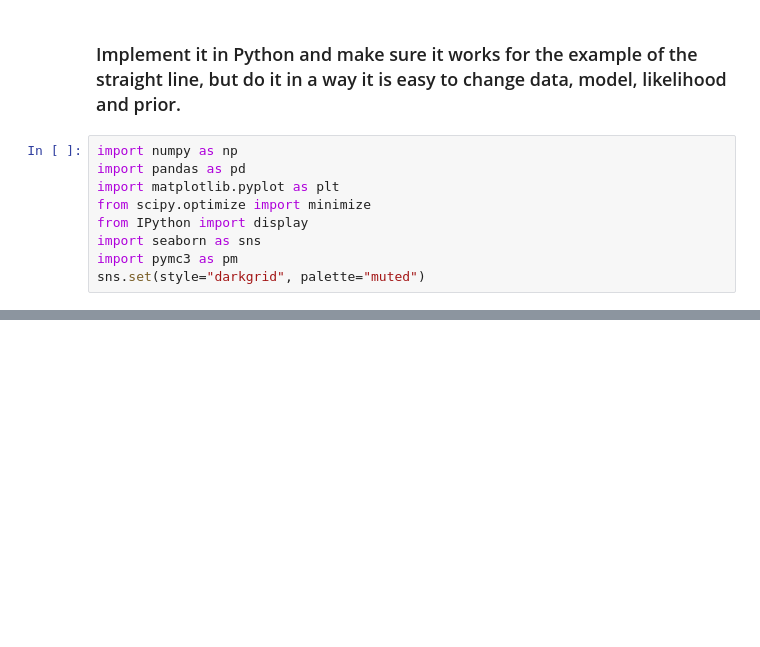
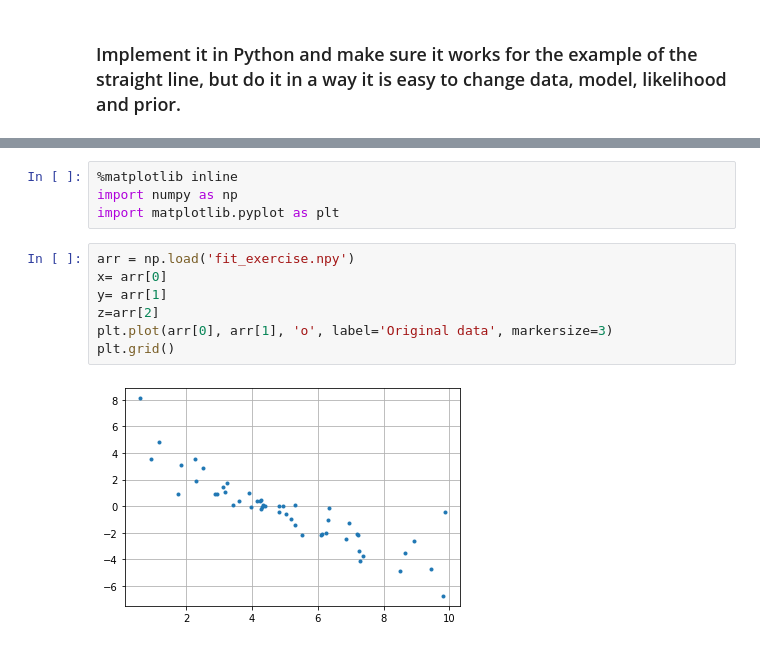
Before and after one commit to DCIDA2019/dcida2020ii-ValdiviaGCR, a Jupyter notebook: Oct16/Homework.ipynb, the cells around one changed output, grey strips where cells are left out. Drawn from its saved outputs; the diff is of its cells as text; blank space fills up the shorter version.

```diff
--- a/Oct16/Homework.ipynb
+++ b/Oct16/Homework.ipynb
@@ -40,12 +40,3 @@ donde:
 # 3.-MCMC Metropolis Algorithm:
 # %% [markdown]
 ### Implement it in Python and make sure it works for the example of the straight line, but do it in a way it is easy to change data, model, likelihood and prior.
-# %%
-import numpy as np
-import pandas as pd
-import matplotlib.pyplot as plt
-from scipy.optimize import minimize
-from IPython import display
-import seaborn as sns
-import pymc3 as pm
-sns.set(style="darkgrid", palette="muted")
@@ -203,0 +43,13 @@ if __name__ == "__main__":
+# %%
+%matplotlib inline
+import numpy as np
+import matplotlib.pyplot as plt
+# %%
+arr = np.load('fit_exercise.npy')
+x= arr[0]
+y= arr[1]
+z=arr[2]
+plt.plot(arr[0], arr[1], 'o', label='Original data', markersize=3)
+plt.grid()
+# %% [output]
+[figure, added]
```
Also changed, not shown: parts of 10 cells of this notebook, 1 other file.
